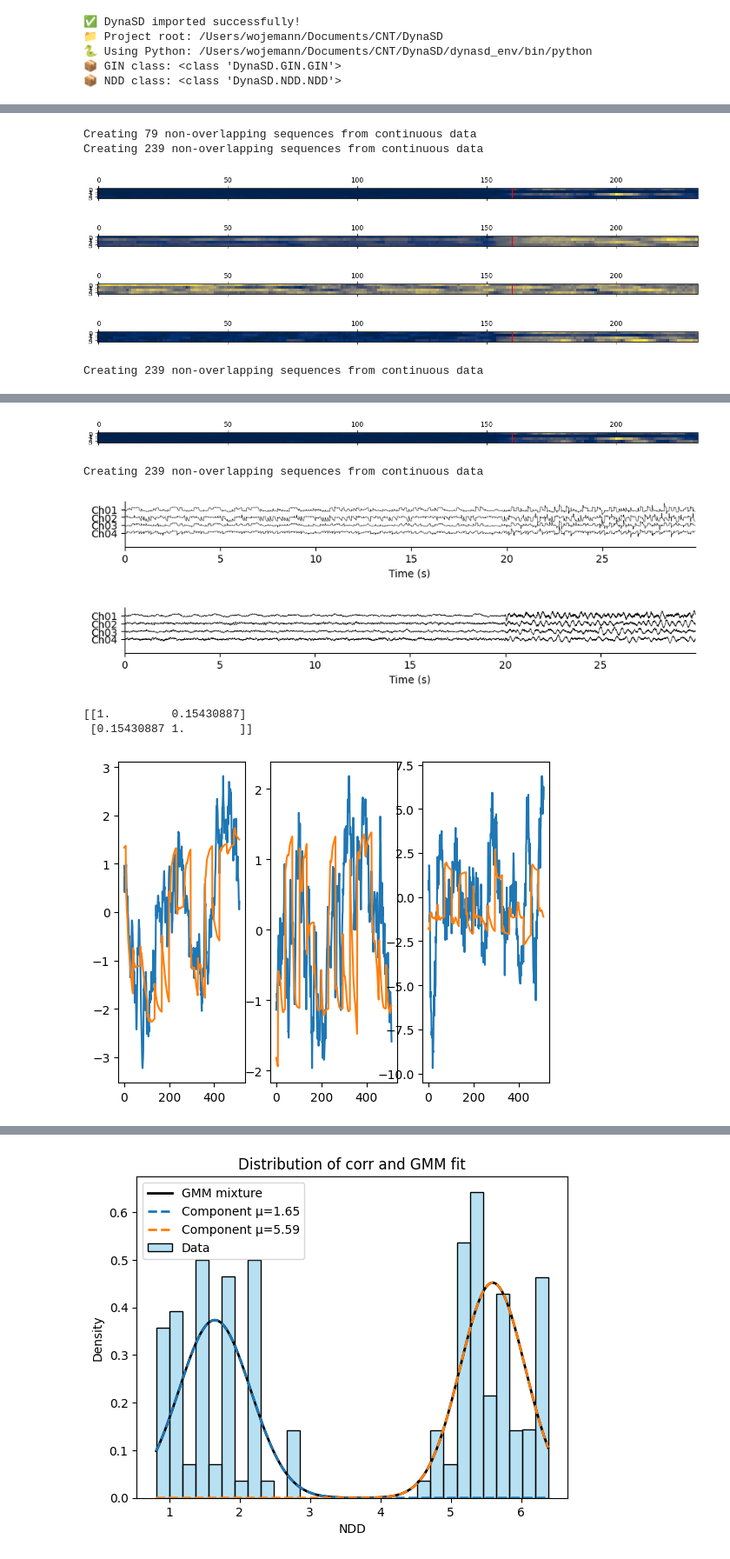
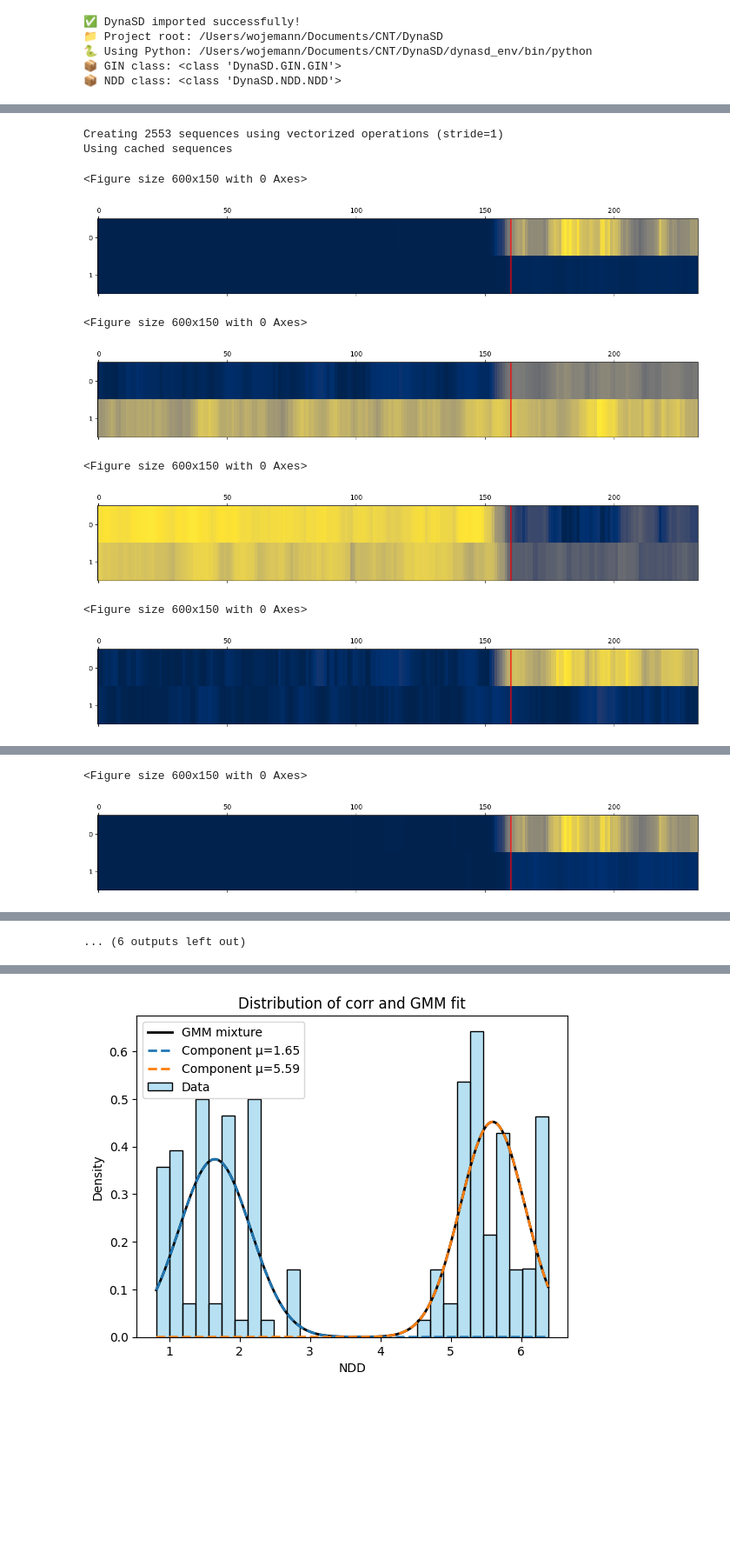
Before and after one commit to wojemann/DynaSD, a Jupyter notebook: examples/test_sim.ipynb, the cells around one changed output, grey strips where cells are left out. Shown at 87% size. Saved outputs shown, nothing was run; the diff lists cells and outputs as text; code cells hidden in the pictures; blank space fills up the shorter version.

```diff
--- a/examples/test_sim.ipynb
+++ b/examples/test_sim.ipynb
@@ -51,6 +49,6 @@ print(f"📦 NDD class: {NDD}")
 fs = 256
 generator = SyntheticSeizureGenerator(fs=fs, random_seed=42)
 
-data,sz_start,sz_end = generator.generate_combined_signal(baseline_duration=20, seizure_duration=10, seizure_type='spike_wave', n_channels=4, focal_channels=list(range(8)), transition_duration=0)
+data,sz_start,sz_end = generator.generate_combined_signal(baseline_duration=20, seizure_duration=10, seizure_type='focal', n_channels=2, focal_channels=list(range(8)), transition_duration=0)
 # %%
 from example_utils import plot_iEEG_data
@@ -67,8 +65,8 @@ plt.show()
 # reg.fit(pd.DataFrame(X))
 # %%
 sequence_length = 8
-forecast_length = 4
-# model = GIN(num_epochs=100,batch_size=128,sequence_length = sequence_length,forecast_length=forecast_length,hidden_size=data.shape[1],early_stopping=True, num_layers=1,num_stacks=1,lr=0.01,w_stride=0.5,w_size=1,patience=2)
+forecast_length = 1
+# model = GIN(num_epochs=100,batch_size=128,sequence_length = sequence_length,forecast_length=forecast_length,hidden_size=data.shape[1],early_stopping=True, num_layers=1,num_stacks=1,lr=0.01,w_stride=0.125,w_size=1,patience=2)
 # model = LiRNDDA(num_epochs=200,batch_size=32,sequence_length = sequence_length,forecast_length=forecast_length,hidden_size=data.shape[1],early_stopping=True, num_layers=2,lr=0.01,w_stride=0.5,w_size=1,patience=2)
 
 model = LiNDDA(closeform=True,num_epochs=200,batch_size=32,sequence_length = sequence_length,forecast_length=forecast_length,early_stopping=True,lr=0.0005,w_stride=0.125,w_size=1,val_split=0.1)
@@ -91,10 +89,11 @@ Creating 1918 non-overlapping sequences from continuous data
 # %%
-forecast_length = 32
-model.forecast_length = forecast_length
+# forecast_length = 32
+# model.forecast_length = forecast_length
 x = model.predict(data.iloc[:,:])
+data_plot = data.iloc[np.isnan(x).sum(axis=1)==0,:].copy()
 s = 10*fs
 length = forecast_length*10 + sequence_length
-plot_iEEG_data(data.iloc[s:s+length,:],fs=fs,fig_size=(10,5))
+plot_iEEG_data(data_plot.iloc[s:s+length,:],fs=fs,fig_size=(10,5))
 plt.show()
 fig,ax = plot_iEEG_data(pd.DataFrame(x,columns=data.columns).iloc[s:s+length,:],fs=fs,fig_size=(10,5))
 for v in range(10):
@@ -133,44 +132,49 @@ for i in range(X.shape[0]):
     mahalanobis[:,i] = np.sum(ri * ri, axis=0) * (x.shape[0] - 1)
 
 for mat in [mahalanobis,mse,corr,np.abs(mse_z)]:
-    plt.matshow(mat.T)
+    plt.figure(figsize=(6,1.5))
+    plt.matshow(mat.T,aspect='auto')
     # plt.colorbar()
     plt.axvline(x=onset_idx*2,color='r')
     plt.show()
 ndd = model(data)
-plt.matshow(ndd.T)
+plt.figure(figsize=(6,1.5))
+plt.matshow(ndd.T,aspect='auto')
 plt.axvline(x=onset_idx*2,color='r')
 plt.show()
 
 x = model.predict(data)
 nan_mask = np.isnan(x).sum(axis=1)==0
 plot_iEEG_data(pd.DataFrame(x,columns=data.columns).loc[nan_mask,:],fs=fs)
 plot_iEEG_data(data,fs=fs)
 plt.show()
 
 
 print(np.corrcoef(x[fs*10:fs*20,:].reshape(1,-1),data.iloc[fs*10:fs*20,:].to_numpy().reshape(1,-1)))
 s = 5*fs
 plt.subplot(1,3,1)
 plt.plot(data.loc[s:s+512,['Ch01']].values)
 plt.plot(x[s:s+512,0])
 s = 15*fs
 plt.subplot(1,3,2)
 plt.plot(data.loc[s:s+512,['Ch01']].values)
 plt.plot(x[s:s+512,0])
 s = 20*fs
 plt.subplot(1,3,3)
 plt.plot(data.loc[s:s+512,['Ch01']].values)
 plt.plot(x[s:s+512,0])
 plt.show()
 
 sns.histplot((data['Ch01'][10*fs:20*fs],pd.DataFrame(x,columns=data.columns+'_pred').loc[10*fs:20*fs,'Ch01_pred']))
 plt.show()
 # %% [output]
-Creating 79 non-overlapping sequences from continuous data
-Creating 239 non-overlapping sequences from continuous data
+Creating 2553 sequences using vectorized operations (stride=1)
+Using cached sequences
+<Figure size 600x150 with 0 Axes>
-[figure, old version]
+[figure, new version]
+<Figure size 600x150 with 0 Axes>
-[figure, old version]
+[figure, new version]
+<Figure size 600x150 with 0 Axes>
-[figure, old version]
+[figure, new version]
+<Figure size 600x150 with 0 Axes>
-[figure, old version]
+[figure, new version]
-Creating 239 non-overlapping sequences from continuous data
@@ -177,7 +182,2 @@ Creating 239 non-overlapping sequences from continuous data
+<Figure size 600x150 with 0 Axes>
-[figure, old version]
+[figure, new version]
-Creating 239 non-overlapping sequences from continuous data
-[figure, removed]
-[figure, removed]
-[[1.         0.15430887]
- [0.15430887 1.        ]]
-[figure, removed]
@@ -185,3 +184,4 @@ Creating 239 non-overlapping sequences from continuous data
+... (6 outputs left out)
 # %%
 train_mask = (prob_times <= 10)
 train_df = pd.DataFrame(mahalanobis[train_mask],columns=data.columns)
```
Also changed, not shown: parts of 7 cells of this notebook, 1 other file.
